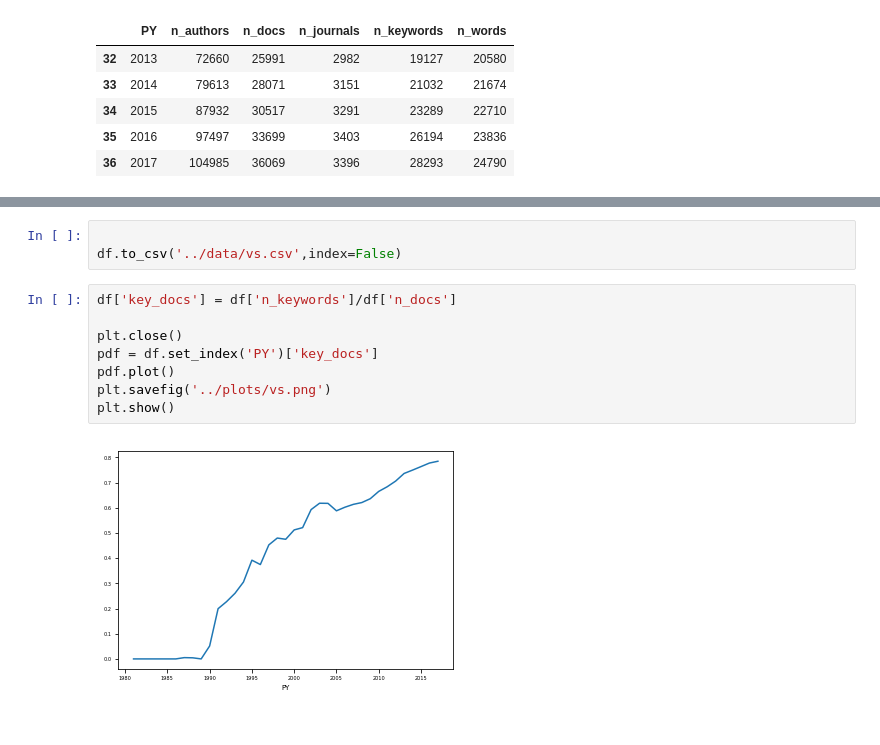
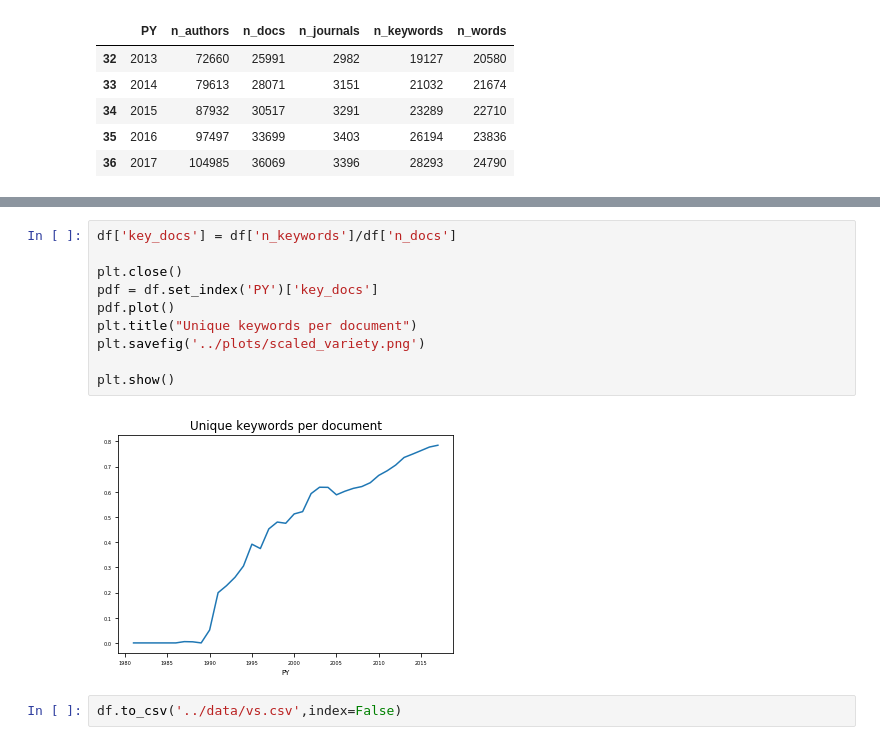
Before and after one commit to mcallaghan/big_literature, a Jupyter notebook: py/vs.ipynb, the cells around one changed output, grey strips where cells are left out. Drawn from its saved outputs; the diff is of its cells as text.

```diff
--- a/py/vs.ipynb
+++ b/py/vs.ipynb
@@ -93,13 +93,14 @@ plt.show()
+# %%
+df['key_docs'] = df['n_keywords']/df['n_docs']
+
+plt.close()
+pdf = df.set_index('PY')['key_docs']
+pdf.plot()
+plt.title("Unique keywords per document")
+plt.savefig('../plots/scaled_variety.png')
+
+plt.show()
+# %% [output]
+[figure, added]
 # %%
-
 df.to_csv('../data/vs.csv',index=False)
-# %%
-df['key_docs'] = df['n_keywords']/df['n_docs']
-
-plt.close()
-pdf = df.set_index('PY')['key_docs']
-pdf.plot()
-plt.savefig('../plots/vs.png')
-plt.show()
-# %% [output]
-[figure, removed]
```
Also changed, not shown: parts of 4 cells of this notebook, 1 other file.
